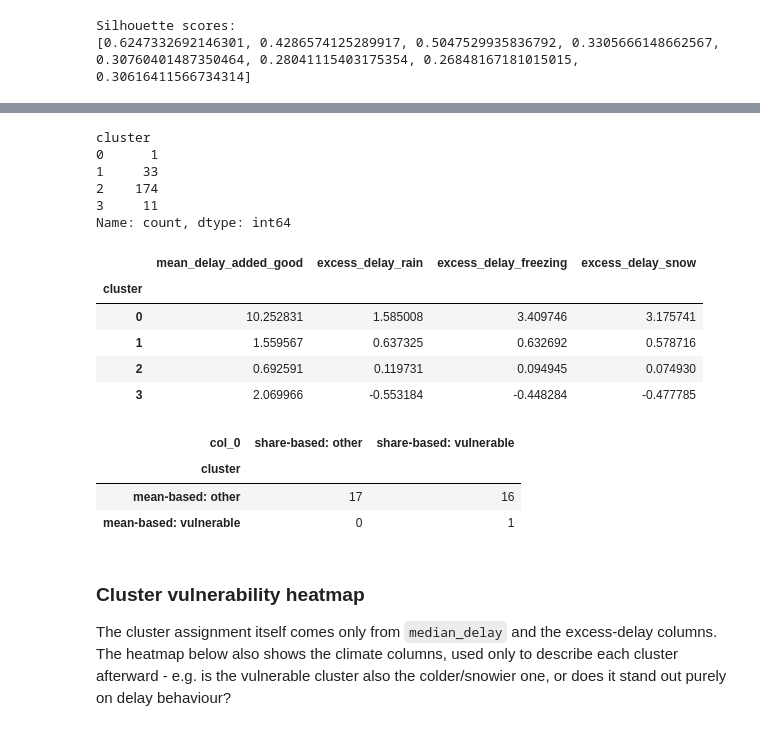
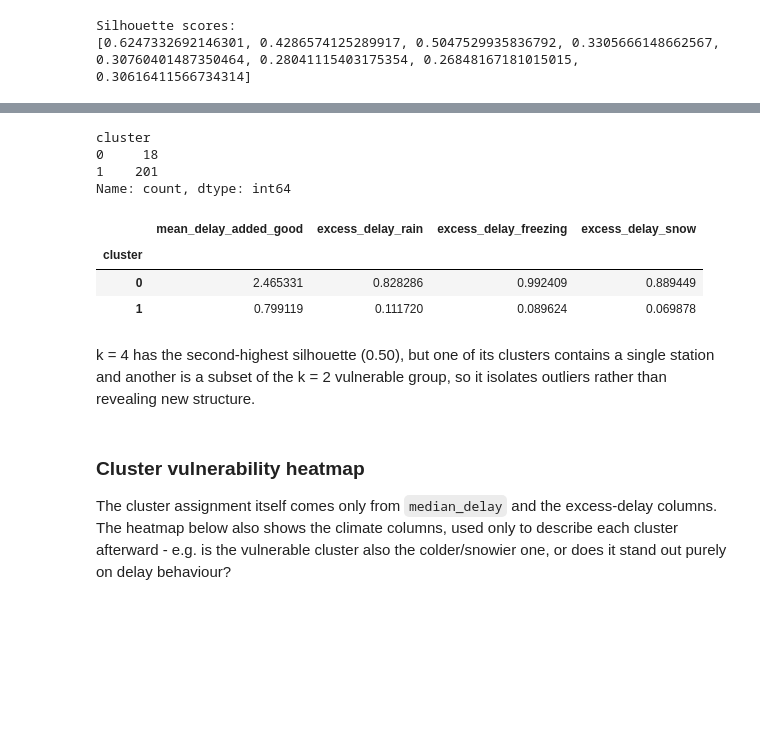
Before and after one commit to alekkiq/dkko-g2, a Jupyter notebook: project/project.ipynb, the cells around one changed output, grey strips where cells are left out. Saved outputs shown, nothing was run; the diff lists cells and outputs as text; code cells hidden in the pictures; blank space fills up the shorter version.

```diff
--- a/project/project.ipynb
+++ b/project/project.ipynb
@@ -783,49 +722,31 @@ Increasing the amount of clusters from 2 upwards mostly splits the large group i
 # %%
 #fit the final model with the chosen k and assign a cluster label back to each station
-K = 4
+K = 2
 final_model = KMeans(n_clusters=K, init='random', random_state=42).fit(scaled_df[cluster_cols])
 #K-means numbers clusters arbitrarily, so relabel them: cluster 0 = highest mean weather excess (the
 #weather-vulnerable group). This keeps the colours and text below correct even if the result changes
 excess_cols = ['excess_delay_rain', 'excess_delay_freezing', 'excess_delay_snow']
 excess_per_label = pd.Series(station_features_clean[excess_cols].mean(axis=1).to_numpy()).groupby(final_model.labels_).mean()
 relabel = {old: new for new, old in enumerate(excess_per_label.sort_values(ascending=False).index)}
 final_labels = np.array([relabel[label] for label in final_model.labels_])
 station_features_clean['cluster'] = final_labels
 
 print(station_features_clean['cluster'].value_counts().sort_index())
 print()
 
 #mean of each clustering feature per cluster, to see what distinguishes them
 station_features_clean.groupby('cluster')[cluster_cols].mean()
 # %% [output]
 cluster
-0      1
-1     33
-2    174
-3     11
+0     18
+1    201
 Name: count, dtype: int64
 |  | mean_delay_added_good | excess_delay_rain | excess_delay_freezing | excess_delay_snow |
 | cluster |  |  |  |  |
-| 0 | 10.252831 | 1.585008 | 3.409746 | 3.175741 |
-| 1 | 1.559567 | 0.637325 | 0.632692 | 0.578716 |
-| 2 | 0.692591 | 0.119731 | 0.094945 | 0.074930 |
-| 3 | 2.069966 | -0.553184 | -0.448284 | -0.477785 |
+| 0 | 2.465331 | 0.828286 | 0.992409 | 0.889449 |
+| 1 | 0.799119 | 0.111720 | 0.089624 | 0.069878 |
-# %%
-#robustness: do the stations of the vulnerable cluster also stand out in the share-based model (k=2)?
-share_labels_k2 = KMeans(init='random', n_clusters=K, random_state=42).fit_predict(share_scaled)
-share_excess = share_features[['excess_share_rain', 'excess_share_freezing', 'excess_share_snow']].mean(axis=1)
-share_vulnerable_label = share_excess.groupby(share_labels_k2).mean().idxmax()
-
-comparison = pd.crosstab(
-    station_features_clean['cluster'].map({0: 'mean-based: vulnerable', 1: 'mean-based: other'}),
-    np.where(share_labels_k2 == share_vulnerable_label, 'share-based: vulnerable', 'share-based: other'),
-)
-comparison
-# %% [output]
-| col_0 | share-based: other | share-based: vulnerable |
-| cluster |  |  |
-| mean-based: other | 17 | 16 |
-| mean-based: vulnerable | 0 | 1 |
+# %% [markdown]
+k = 4 has the second-highest silhouette (0.50), but one of its clusters contains a single station and another is a subset of the k = 2 vulnerable group, so it isolates outliers rather than revealing new structure.
 # %% [markdown]
 ### Cluster vulnerability heatmap
 
```
Also changed, not shown: parts of 4 cells of this notebook.
